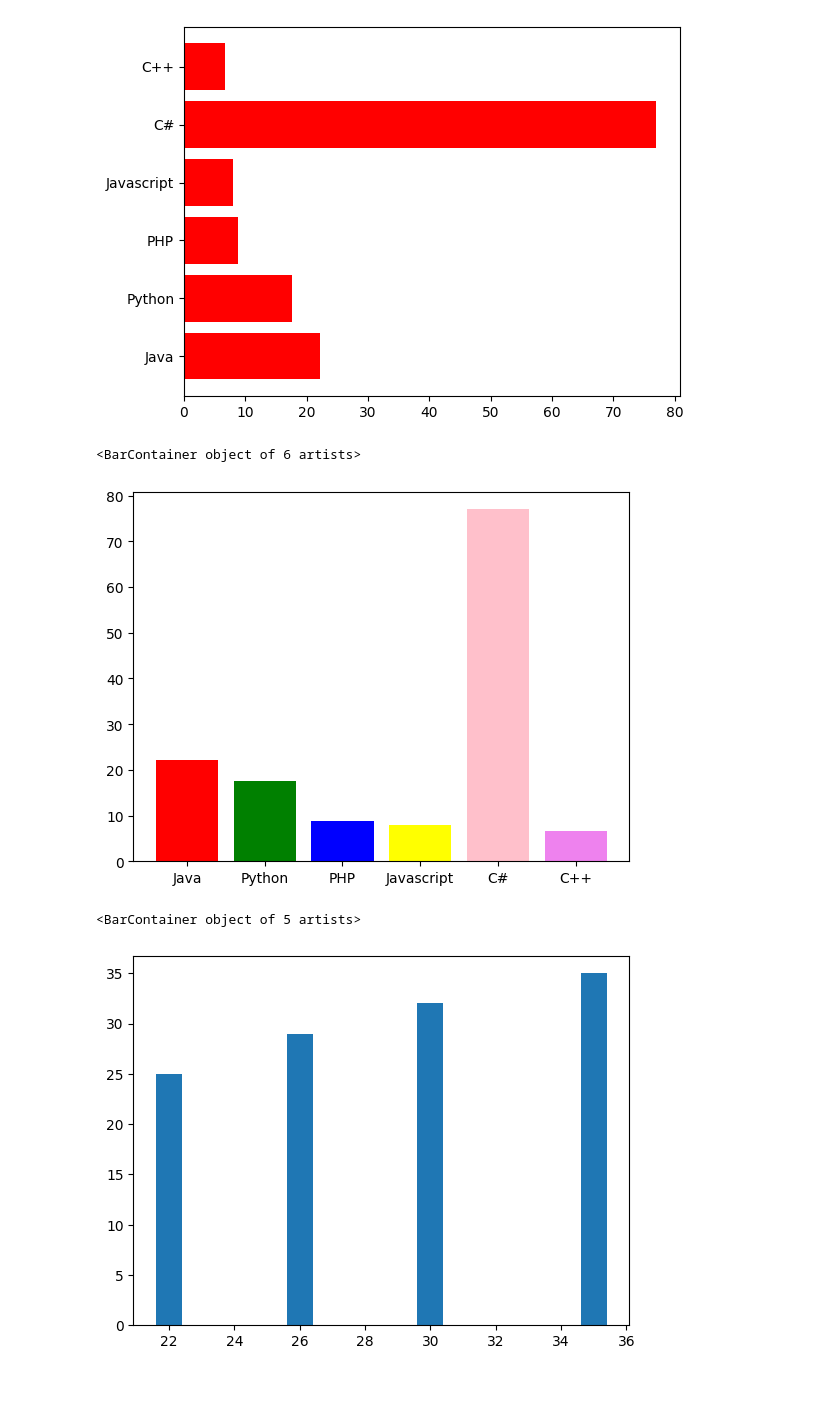
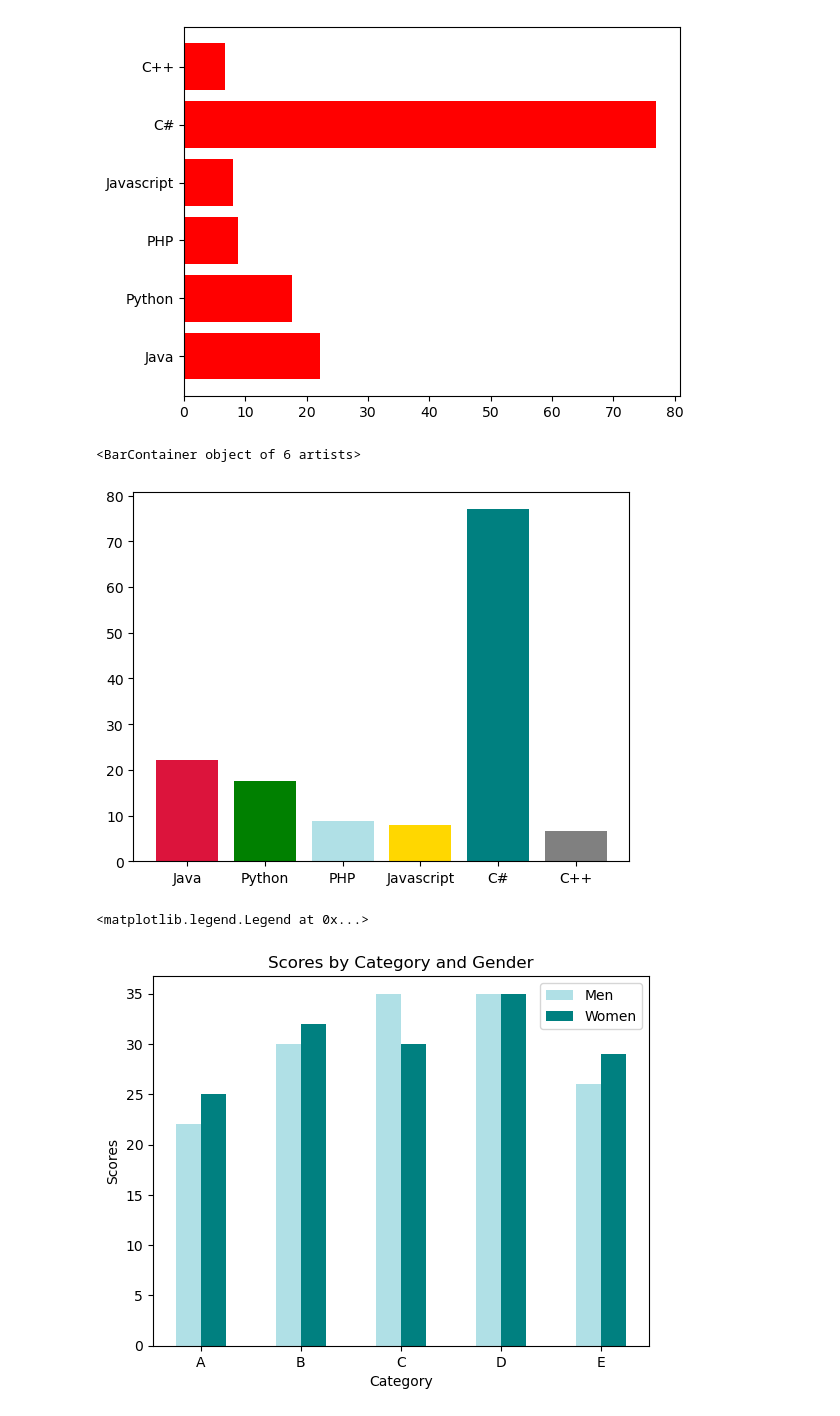
Before and after one commit to AleenaElizabath/DataScience, a Jupyter notebook: ex3.ipynb, the cells around one changed output. Saved outputs shown, nothing was run; the diff lists cells and outputs as text; code cells hidden in the pictures; blank space fills up the shorter version.

```diff
--- a/ex3.ipynb
+++ b/ex3.ipynb
@@ -70,16 +72,32 @@ mat.barh(ar1,ar2,color="red")
 <BarContainer object of 6 artists>
 [figure]
 # %%
-color1=["red","green","blue","yellow","pink","violet"]
+color1=["crimson","green","powderblue","gold","teal","grey"]
 mat.bar(ar1,ar2,color=color1)
 # %% [output]
 <BarContainer object of 6 artists>
-[figure, old version]
+[figure, new version]
 # %%
 #Qu7
-men=np.array([22,30,35,35,26])
-women=np.array([25,32,30,35,29])
-mat.bar(men,women)
+import numpy as np
+import matplotlib.pyplot as plt
+
+# Data
+men = np.array([22, 30, 35, 35, 26])
+women = np.array([25, 32, 30, 35, 29])
+labels = np.array(['A', 'B', 'C', 'D', 'E'])
+
+x = np.arange(len(labels))  # the label locations
+width = 0.25
+fig, ax = plt.subplots()
+rects1 = ax.bar(x - width/2, men, width, label='Men',color="powderblue")
+rects2 = ax.bar(x + width/2, women, width, label='Women',color="teal")
+ax.set_xlabel('Category')
+ax.set_ylabel('Scores')
+ax.set_title('Scores by Category and Gender')
+ax.set_xticks(x)
+ax.set_xticklabels(labels)
+ax.legend()
 # %% [output]
-<BarContainer object of 5 artists>
+<matplotlib.legend.Legend at 0x...>
-[figure, old version]
+[figure, new version]
```
Also changed, not shown: parts of 4 cells of this notebook.
